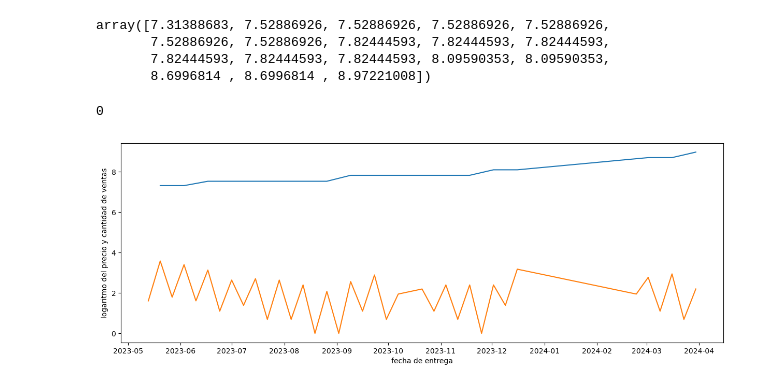
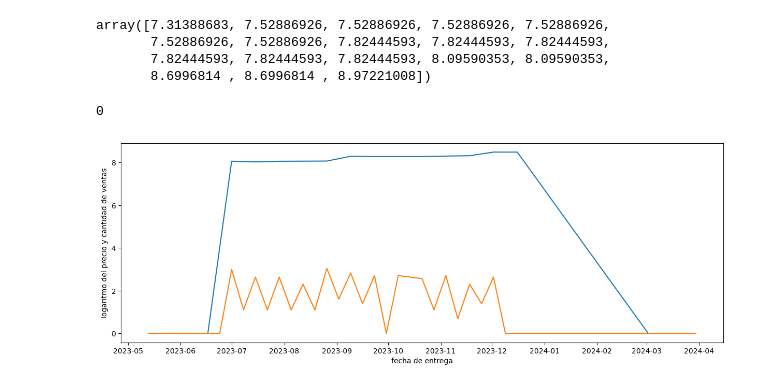
Before and after one commit to Taller-Datos-Populares-UBA/PAC, a Jupyter notebook: analisis_estadisticos.ipynb, the cells around one changed output. Drawn from its saved outputs; the diff is of its cells as text; code cells hidden in the pictures.

```diff
--- a/analisis_estadisticos.ipynb
+++ b/analisis_estadisticos.ipynb
@@ -146,7 +148,7 @@ def graficar_precios_vs_ventas(entregas,precios,producto_elegido):
     return 0
 # %%
 #print(tabla_cantidad_pedidos(df_entregas,['bolson_verdes']))
-graficar_precios_vs_ventas(df_entregas,df_precios,'bolson_verdes')
+graficar_precios_vs_ventas(df_entregas,df_precios,'combo_verdes_pesadas')
 # %% [output]
 0
-[figure, old version]
+[figure, new version]
```
Also changed, not shown: parts of 4 cells of this notebook, 2 other files.
